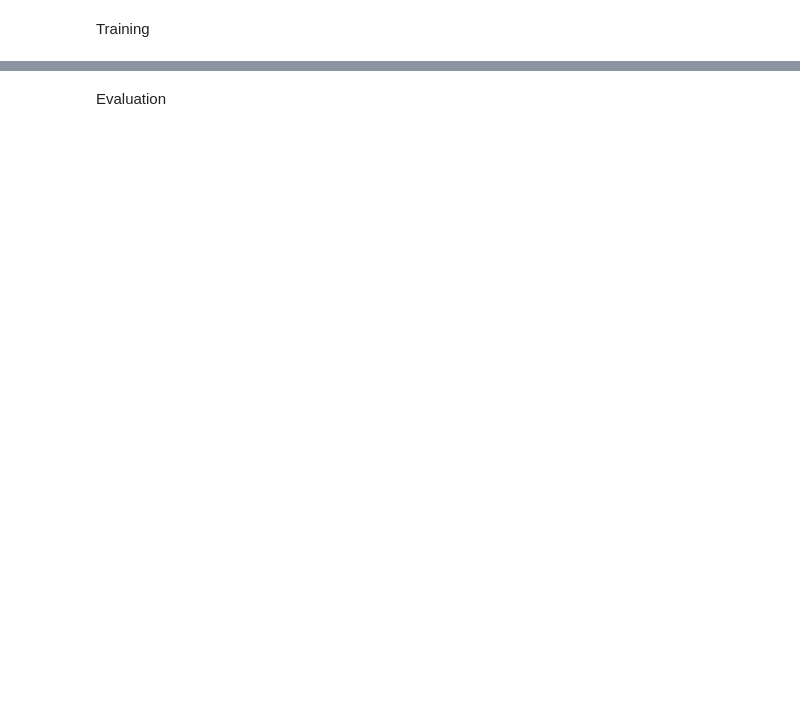
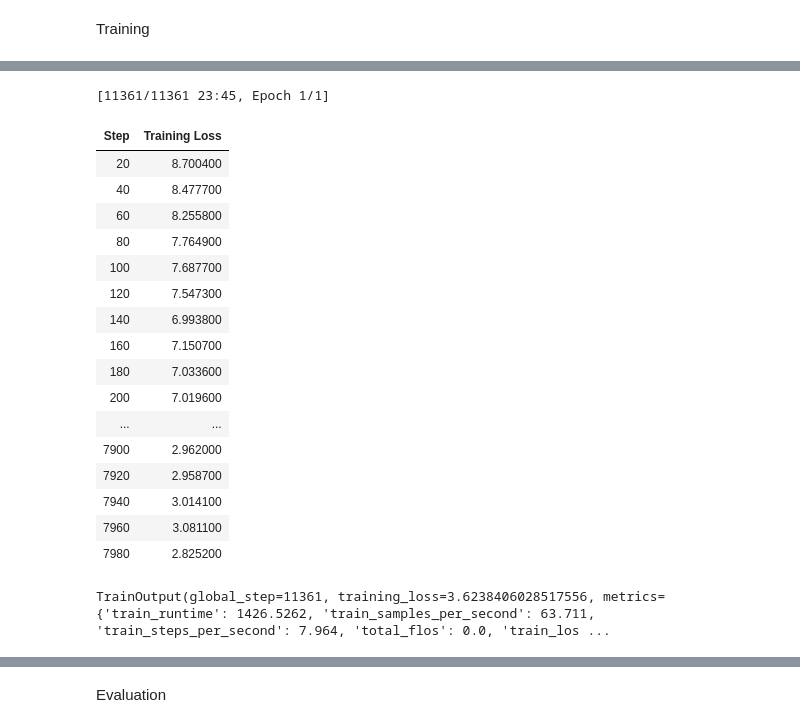
Before and after one commit to au-nlp/project-milestone-p2-group16, a Jupyter notebook: Final typology aware mbart-50.ipynb, the cells around one changed output, grey strips where cells are left out. Drawn from its saved outputs; the diff is of its cells as text; code cells hidden in the pictures; blank space fills up the shorter version.

```diff
--- a/Final typology aware mbart-50.ipynb
+++ b/Final typology aware mbart-50.ipynb
@@ -77,7 +78,7 @@ LANGUAGES = ["es", "lij", "mfe",
 
 USE_SMOLDOCS = True # May give better results for low-resource languages mBART-50 doesn't know, but not all languages have docs, check documentation.
 
-EPOCHS = 2 # Currently this gives the best results for the time invested.
+EPOCHS = 1 # Currently this gives the best results for the time invested.
 
 TRAINING_BATCH_SIZE = 8 # Saves memory.
 
@@ -371,17 +361,24 @@ Load model
 # %%
 # Load model
 tokenizer = MBart50Tokenizer.from_pretrained("facebook/mbart-large-50-many-to-many-mmt")
-model = MBartForConditionalGeneration.from_pretrained("facebook/mbart-large-50-many-to-many-mmt")
+base_model = MBartForConditionalGeneration.from_pretrained("facebook/mbart-large-50-many-to-many-mmt")
 
 # Setup language tokens that don't exist in mBART
 special_tokens = [f"<{lang}_XX>" for lang in LANGUAGES]
 tokenizer.add_tokens(special_tokens, special_tokens=True)
-model.resize_token_embeddings(len(tokenizer))
+base_model.resize_token_embeddings(len(tokenizer))
 
 # Map language "es" to token ID "es_XX"
 LANG_MAP = {lang: create_language_ID(lang) for lang in LANGUAGES}
 print(LANG_MAP)
 
+print("Building Typology-Aware mBART...")
+model = TypologyAwareMBart(
+    base_model,
+    script_classes=len(SCRIPT_MAP),
+    family_classes=len(FAMILY_MAP),
+    region_classes=len(REGION_MAP)
+)
 # Detect GPU or use CPU
 device = torch.device("cuda") if torch.cuda.is_available() else torch.device("cpu")
 print("Using device:", device)
@@ -520,3 +464,65 @@ trainer.train()
+# %%
+
+
+
+# Collator for some padding
+data_collator = DataCollatorForSeq2Seq(tokenizer, model=model)
+
+# Args
+training_args = Seq2SeqTrainingArguments(
+    output_dir="finetuned-mBart-ES",
+
+    per_device_train_batch_size=TRAINING_BATCH_SIZE,
+    per_device_eval_batch_size=16,
+    num_train_epochs=EPOCHS,
+    weight_decay=0.01,
+
+    learning_rate=3e-5,
+
+    #label_smoothing_factor=0.1,
+    save_safetensors=False,
+    save_strategy="epoch",
+    predict_with_generate=True,
+    logging_strategy="steps",
+    logging_steps=20,
+
+    warmup_ratio=0.1, # May be removed?
+
+    report_to="none"
+)
+
+# Define the trainer
+trainer = Seq2SeqTrainer(
+    model=model,
+    args=training_args,
+    train_dataset=tokenized_train,
+    eval_dataset=tokenized_val,
+    tokenizer=tokenizer,
+    data_collator=data_collator,
+)
+
+# Train!
+trainer.train()
+# %% [output]
+[11361/11361 23:45, Epoch 1/1]
+| Step | Training Loss |
+| 20 | 8.700400 |
+| 40 | 8.477700 |
+| 60 | 8.255800 |
+| 80 | 7.764900 |
+| 100 | 7.687700 |
+| 120 | 7.547300 |
+| 140 | 6.993800 |
+| 160 | 7.150700 |
+| 180 | 7.033600 |
+| 200 | 7.019600 |
+| ... | ... |
+| 7900 | 2.962000 |
+| 7920 | 2.958700 |
+| 7940 | 3.014100 |
+| 7960 | 3.081100 |
+| 7980 | 2.825200 |
+TrainOutput(global_step=11361, training_loss=3.6238406028517556, metrics={'train_runtime': 1426.5262, 'train_samples_per_second': 63.711, 'train_steps_per_second': 7.964, 'total_flos': 0.0, 'train_los ...
 # %%
 trainer.save_model("my_mbart_model")
 tokenizer.save_pretrained("my_mbart_model")
```
Also changed, not shown: parts of 10 cells of this notebook.
